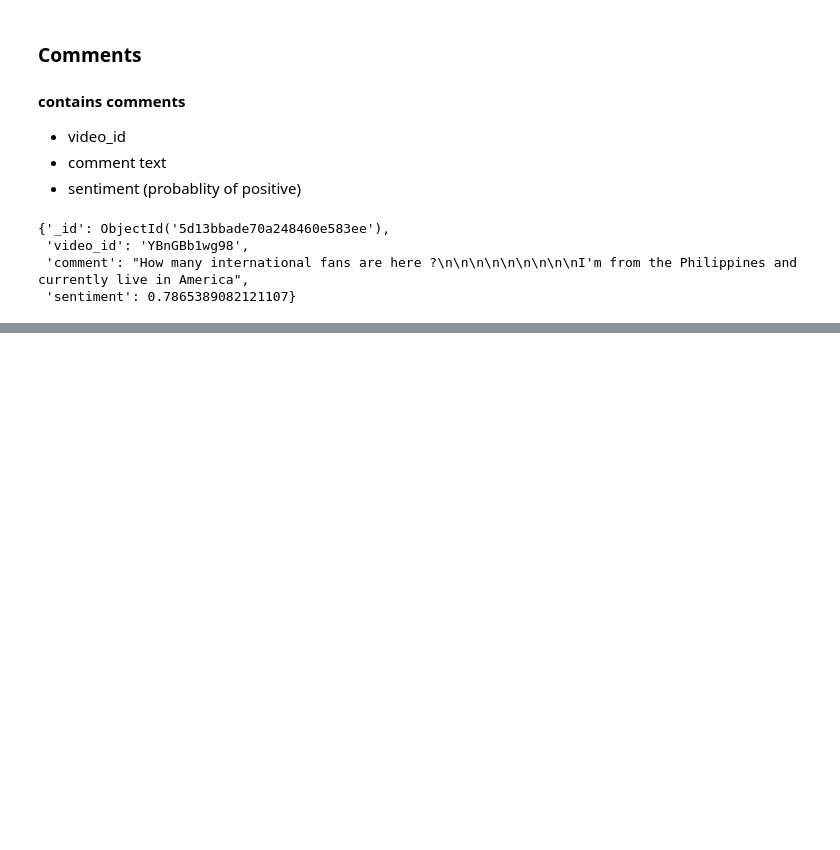
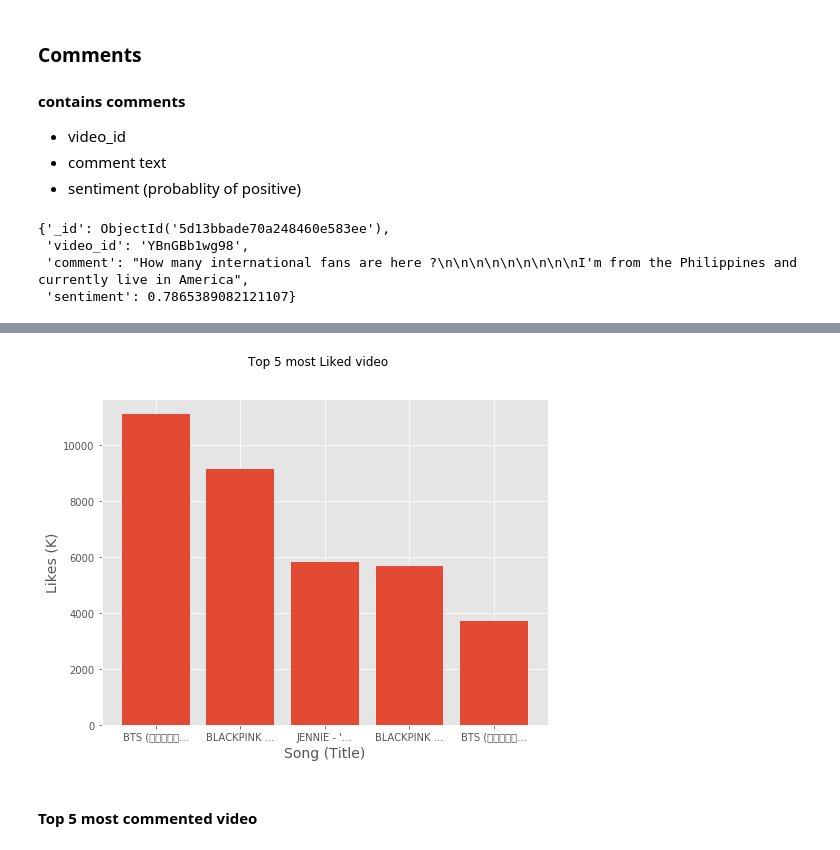
Before and after one commit to Teosoft7/hit_or_not, a Jupyter notebook: model/data_understanding.ipynb, the cells around one changed output, grey strips where cells are left out. Saved outputs shown, nothing was run; the diff lists cells and outputs as text; code cells hidden in the pictures; blank space fills up the shorter version.

```diff
--- a/model/data_understanding.ipynb
+++ b/model/data_understanding.ipynb
@@ -299,0 +383,19 @@ plt.tight_layout()
+# %%
+# Extract top 5 liked video
+top5_like = df.nlargest(5,
+                        columns=['like_count']).loc[:,
+                                                    ['title',
+                                                     'like_count',
+                                                     'published',
+                                                     'video_id']]
+# %%
+# Draw chart
+draw_barchart(x=top5_like['title'],
+              y=top5_like['like_count'] / 1_000,
+              xlabel='Song (Title)',
+              ylabel='Likes (K)',
+              title='Top 5 most Liked video')
+# %% [output]
+[figure, added]
+# %% [markdown]
+#### Top 5 most commented video
```
Also changed, not shown: parts of 43 cells of this notebook.
